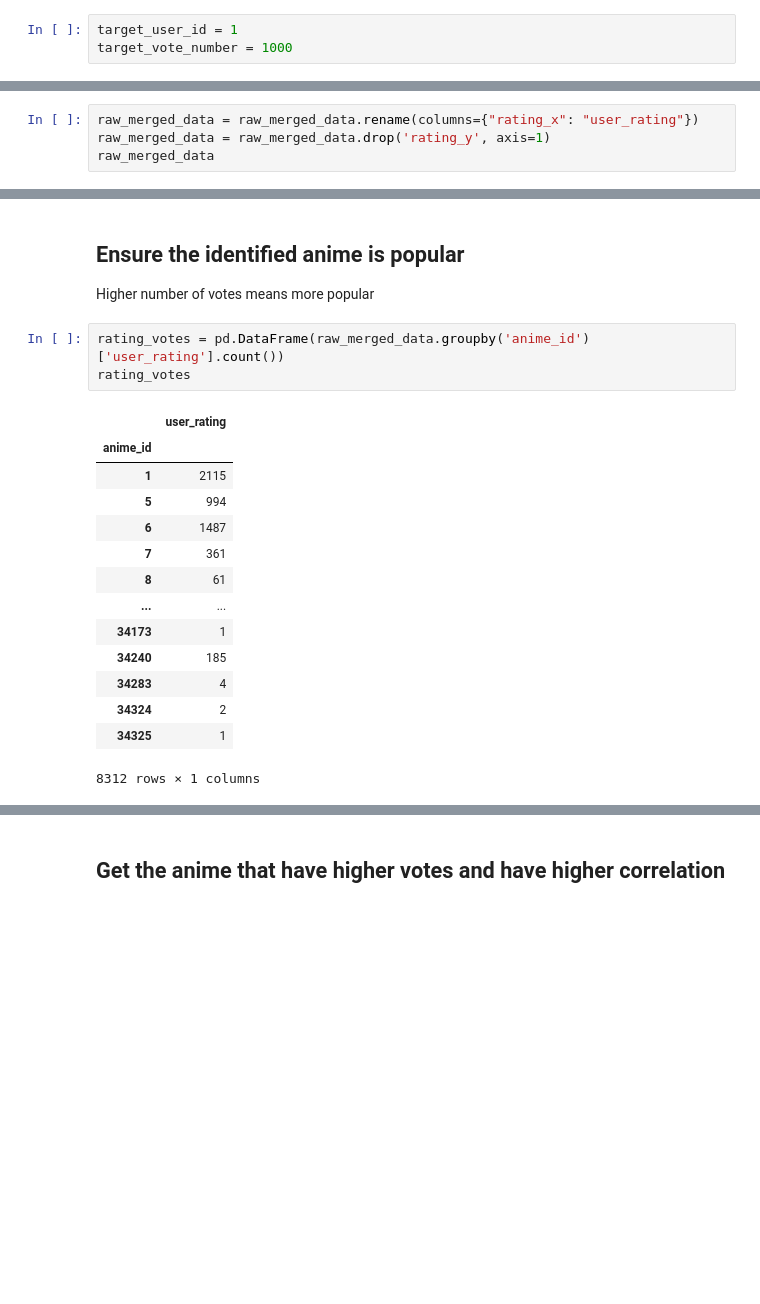
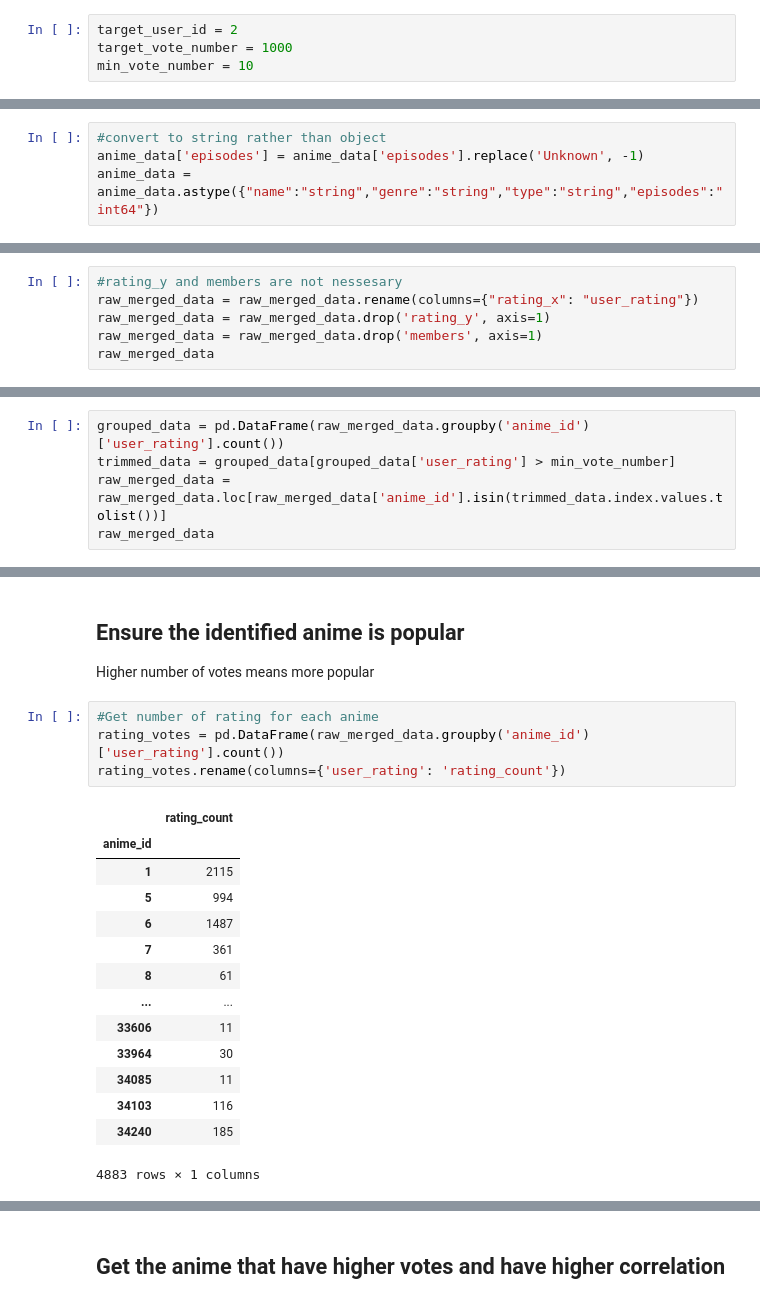
Before and after one commit to englip2002/AnimeRecommenderSystem, a Jupyter notebook: HybridRecommender.ipynb, the cells around one changed output, grey strips where cells are left out. Saved outputs shown, nothing was run; the diff lists cells and outputs as text; blank space fills up the shorter version.

```diff
--- a/HybridRecommender.ipynb
+++ b/HybridRecommender.ipynb
@@ -18,8 +17,9 @@ import string
 # %% [markdown]
 ## Variables
 # %%
-target_user_id = 1
+target_user_id = 2
 target_vote_number = 1000
+min_vote_number = 10
 # %% [markdown]
 ## Loading Dataset
 ▪ Loading anime.csv and rating.csv into DataFrame
@@ -65,0 +83,4 @@ rating_data
+# %%
+#convert to string rather than object
+anime_data['episodes'] = anime_data['episodes'].replace('Unknown', -1)
+anime_data = anime_data.astype({"name":"string","genre":"string","type":"string","episodes":"int64"})
@@ -138,7 +190,9 @@ raw_merged_data
 # %% [markdown]
 ## Drop Unnessary Column
 # %%
+#rating_y and members are not nessesary
 raw_merged_data = raw_merged_data.rename(columns={"rating_x": "user_rating"})
 raw_merged_data = raw_merged_data.drop('rating_y', axis=1)
+raw_merged_data = raw_merged_data.drop('members', axis=1)
 raw_merged_data
 # %% [output]
@@ -157,0 +215,5 @@ raw_merged_data
+# %%
+grouped_data = pd.DataFrame(raw_merged_data.groupby('anime_id')['user_rating'].count())
+trimmed_data = grouped_data[grouped_data['user_rating'] > min_vote_number]
+raw_merged_data = raw_merged_data.loc[raw_merged_data['anime_id'].isin(trimmed_data.index.values.tolist())]
+raw_merged_data
@@ -422,10 +486,11 @@ sorted_similar_anime
 ## Ensure the identified anime is popular
 Higher number of votes means more popular
 # %%
+#Get number of rating for each anime
 rating_votes = pd.DataFrame(raw_merged_data.groupby('anime_id')['user_rating'].count())
-rating_votes
+rating_votes.rename(columns={'user_rating': 'rating_count'})
 # %% [output]
-|  | user_rating |
+|  | rating_count |
 | anime_id |  |
 | 1 | 2115 |
 | 5 | 994 |
@@ -433,12 +498,12 @@ rating_votes
 | 7 | 361 |
 | 8 | 61 |
 | ... | ... |
-| 34173 | 1 |
+| 33606 | 11 |
+| 33964 | 30 |
+| 34085 | 11 |
+| 34103 | 116 |
 | 34240 | 185 |
-| 34283 | 4 |
-| 34324 | 2 |
-| 34325 | 1 |
-8312 rows × 1 columns
+4883 rows × 1 columns
 # %%
 similar_animes_ratings = sorted_similar_anime.join(rating_votes['user_rating']).sort_values(by = 'correlation', ascending = False)
 similar_animes_ratings
```
Also changed, not shown: parts of 37 cells of this notebook.
